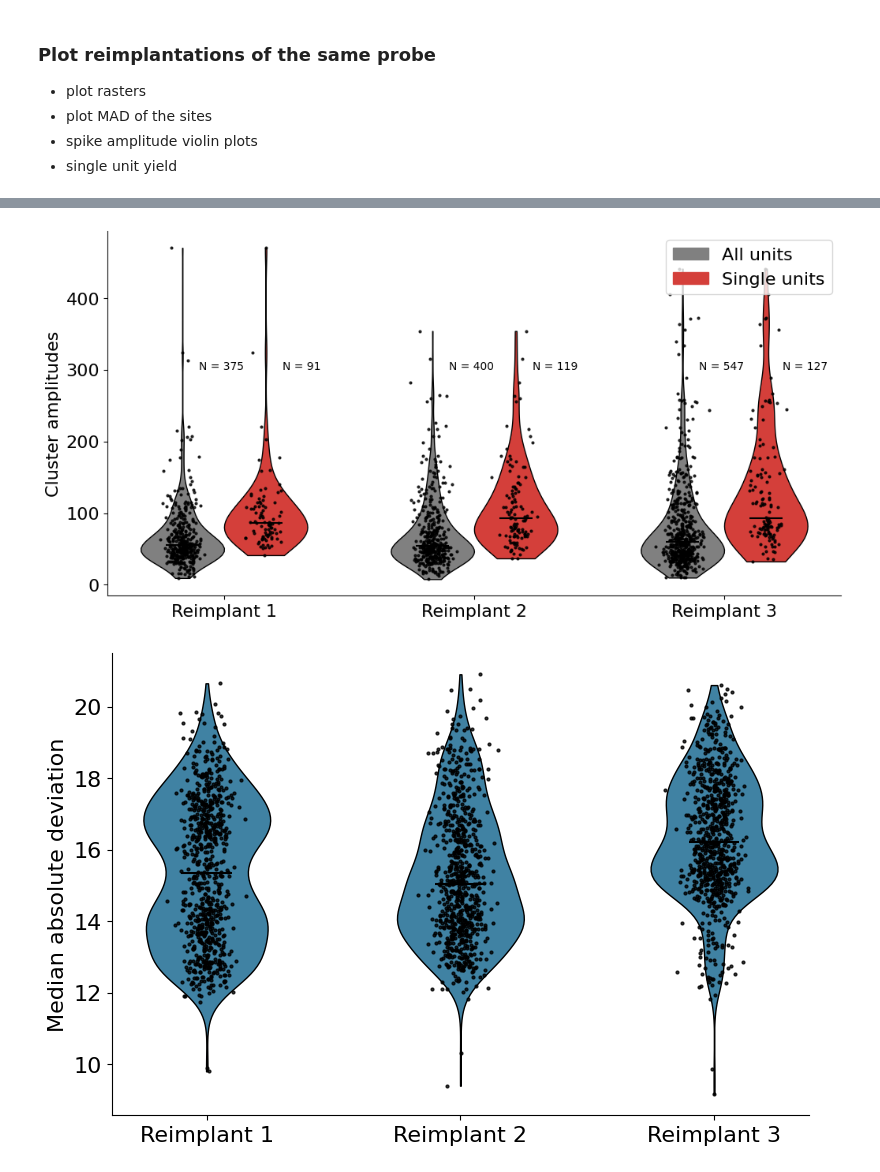
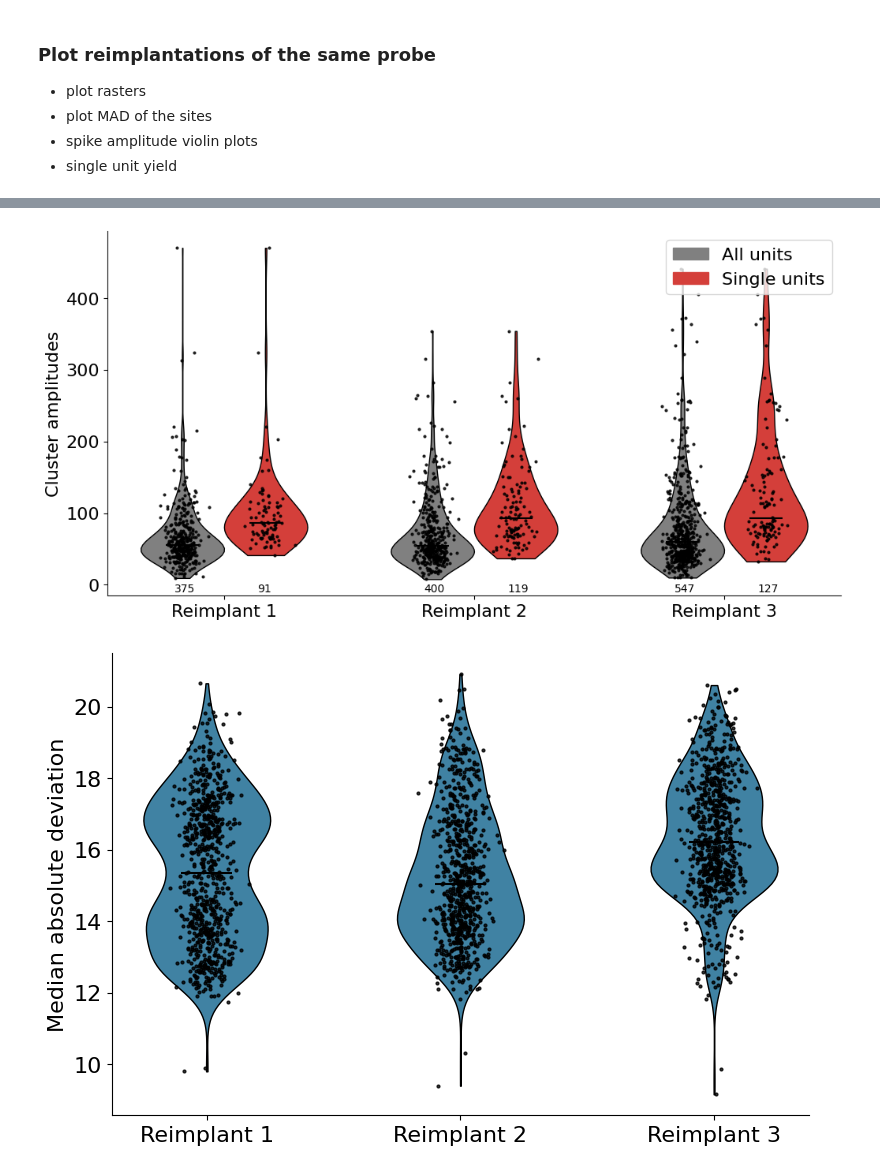
Before and after one commit to spkware/chronic_recording_manuscript, a Jupyter notebook: src/reimplant_units.ipynb, the cells around one changed output, grey strips where cells are left out. Drawn from its saved outputs; the diff is of its cells as text; code cells hidden in the pictures.

Commit message:
reimplantation plots updated

```diff
--- a/src/reimplant_units.ipynb
+++ b/src/reimplant_units.ipynb
@@ -147,43 +147,43 @@ for i,s in enumerate(sessions):
     parts = plt.violinplot([all_amps], [x], showmedians=False, showextrema=False)
     plt.scatter(scatter_positions, all_amps, color='black',s=4, alpha=.8)
     plt.hlines(np.median(all_amps), x-.1, x+.1, color='black')
-    plt.text(x+.1,300,f'N = {len(all_amps)}',fontdict=fdict)
+    plt.text(x-.05,-10,f'{len(all_amps)}',fontdict=fdict)
     xticks.append(x+.25)
     x += .5
 
     for pc in parts['bodies']:
         pc.set_facecolor('grey')
         pc.set_edgecolor('black')
         pc.set_alpha(1)
     if i==0:
         color = parts['bodies'][0].get_facecolor().flatten()
         leg_labels.append((mpatches.Patch(color=color), 'All units'))
 
     scatter_positions = np.random.normal(x, scale=.05, size=len(su_amps))
     parts = plt.violinplot([su_amps], [x], showmedians=False, showextrema=False)
     plt.scatter(scatter_positions, su_amps, color='black',s=4, alpha=.8)
     plt.hlines(np.median(su_amps), x-.1, x+.1, color='black')
-    plt.text(x+.1,300,f'N = {len(su_amps)}',fontdict=fdict)
+    plt.text(x-.05,-10,f'{len(su_amps)}',fontdict=fdict)
     x += 1
 
     for pc in parts['bodies']:
         pc.set_facecolor('#D43F3A')
         pc.set_edgecolor('black')
         pc.set_alpha(1)
     if i==0:
         color = parts['bodies'][0].get_facecolor().flatten()
         leg_labels.append((mpatches.Patch(color=color), 'Single units'))
 
 
 plt.xticks(xticks, labels)
 plt.ylabel('Cluster amplitudes')
 plt.xlabel('')
 plt.gca().spines[['right', 'top']].set_visible(False)
 plt.legend(*zip(*leg_labels), loc = 1)
 
-plt.savefig(SAVEPATH / 'reimplant_amps.pdf', format='pdf', dpi=500)
+plt.savefig(SAVEPATH / 'reimplant_amps.pdf', format='pdf', dpi=500, bbox_inches='tight')
 # %% [output]
-[figure, old version]
+[figure, new version]
 # %%
 # Plot MAD for each channel
 from mtscomp import decompress
@@ -233,6 +233,6 @@ plt.ylabel('Median absolute deviation')
 plt.xlabel('')
 plt.gca().spines[['right', 'top']].set_visible(False)
 
-plt.savefig(SAVEPATH / 'reimplant_mad.pdf', format='pdf', dpi=500)
+plt.savefig(SAVEPATH / 'reimplant_mad.pdf', format='pdf', dpi=500, bbox_inches='tight')
 # %% [output]
-[figure, old version]
+[figure, new version]
```
Also changed, not shown: parts of 1 cell of this notebook.
